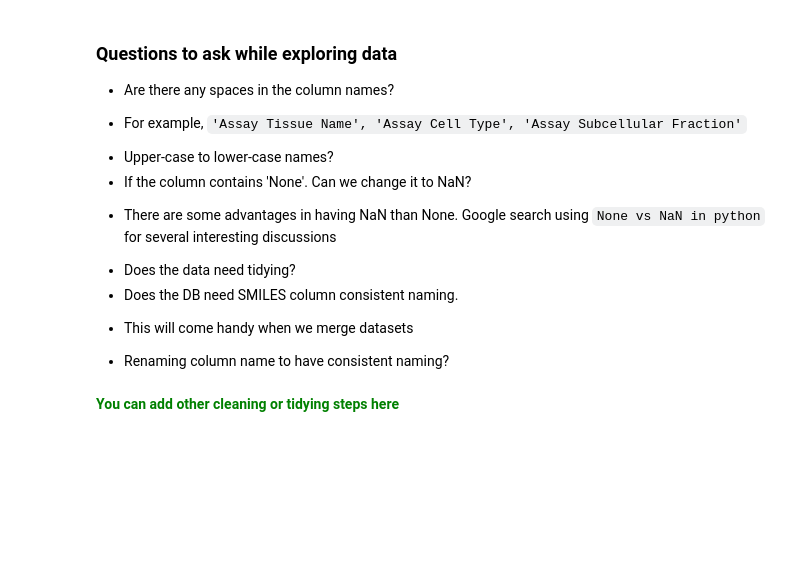
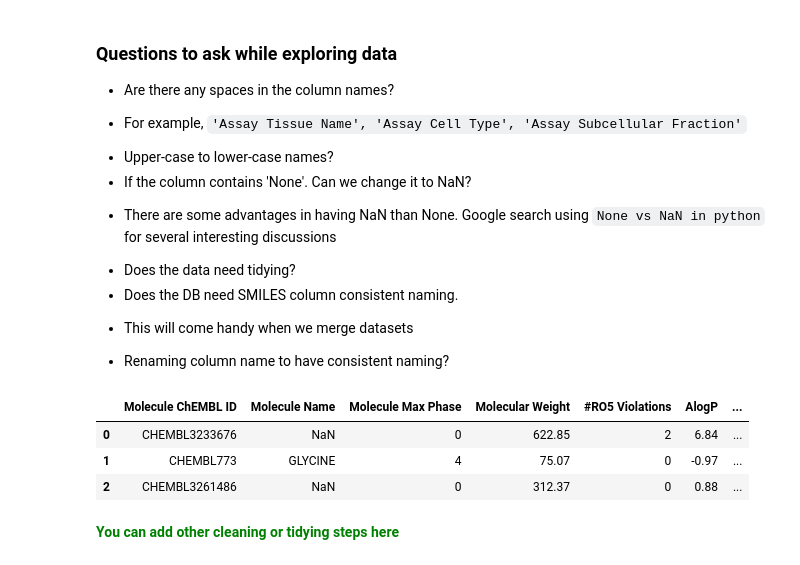
Before and after one commit to ravichas/AMPL-workshop-1, a Jupyter notebook: AMPL_FNL_Workshop_06052021.ipynb, the cells around one changed output. Cells and saved outputs as stored; diff of their text form; code cells hidden in the pictures; blank space fills up the shorter version.

```diff
--- a/AMPL_FNL_Workshop_06052021.ipynb
+++ b/AMPL_FNL_Workshop_06052021.ipynb
@@ -221,6 +224,13 @@ print(excape.shape)
 *  Does the DB need SMILES column consistent naming.
   - This will come handy when we merge datasets
 *  Renaming column name to have consistent naming?
+# %%
+chembl.head(3)
+# %% [output]
+|  | Molecule ChEMBL ID | Molecule Name | Molecule Max Phase | Molecular Weight | #RO5 Violations | AlogP | ... |
+| 0 | CHEMBL3233676 | NaN | 0 | 622.85 | 2 | 6.84 | ... |
+| 1 | CHEMBL773 | GLYCINE | 4 | 75.07 | 0 | -0.97 | ... |
+| 2 | CHEMBL3261486 | NaN | 0 | 312.37 | 0 | 0.88 | ... |
 # %%
 # first let us get rid of spaces
 chembl.columns = chembl.columns.str.replace(' ','_')
```
Also changed, not shown: parts of 12 cells of this notebook.
